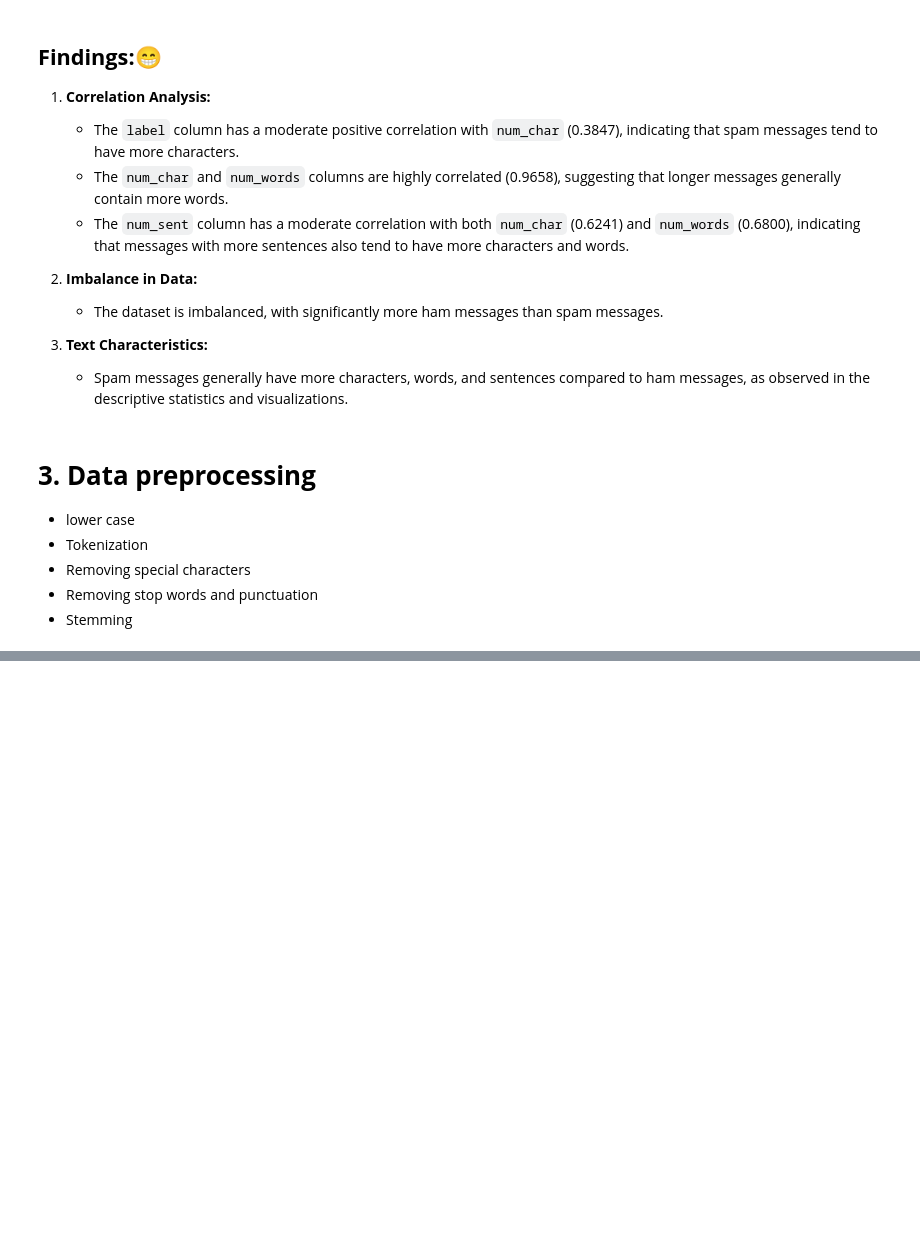
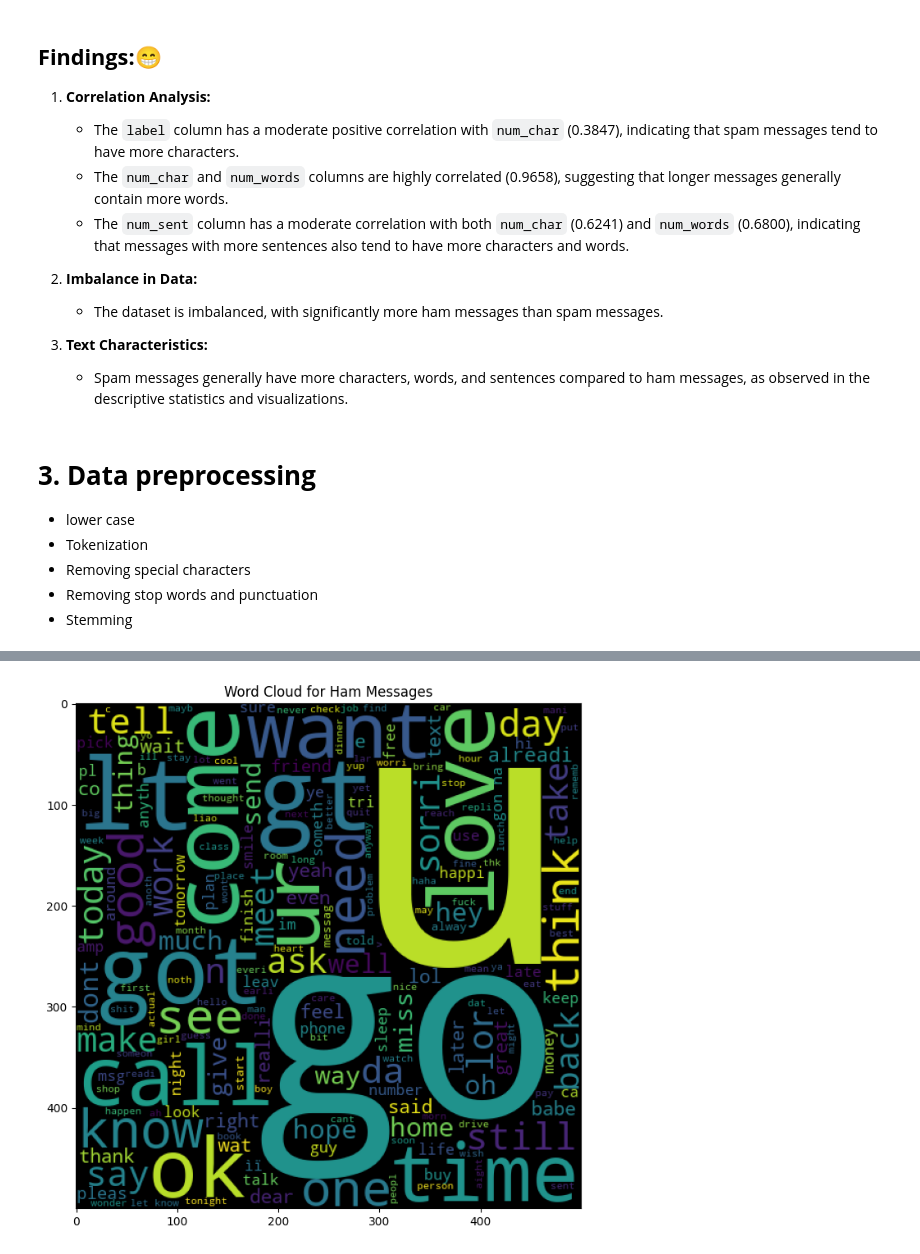
Before and after one commit to Redowan-Tanvir-Shifat/Email-SMS-Spam-Classifier, a Jupyter notebook: spam_classifier.ipynb, the cells around one changed output, grey strips where cells are left out. Cells and saved outputs as stored; diff of their text form; code cells hidden in the pictures; blank space fills up the shorter version.

```diff
--- a/spam_classifier.ipynb
+++ b/spam_classifier.ipynb
@@ -257,0 +338,9 @@ plt.show()
+# %%
+ham_wc = wc.generate(df[df['label'] == 0]['transformed_text'].str.cat(sep=' '))
+# %%
+plt.figure(figsize=(16, 8))
+plt.title('Word Cloud for Ham Messages')
+plt.imshow(ham_wc)
+plt.show()
+# %% [output]
+[figure, added]
```
Also changed, not shown: parts of 51 cells of this notebook, 3 other files.
